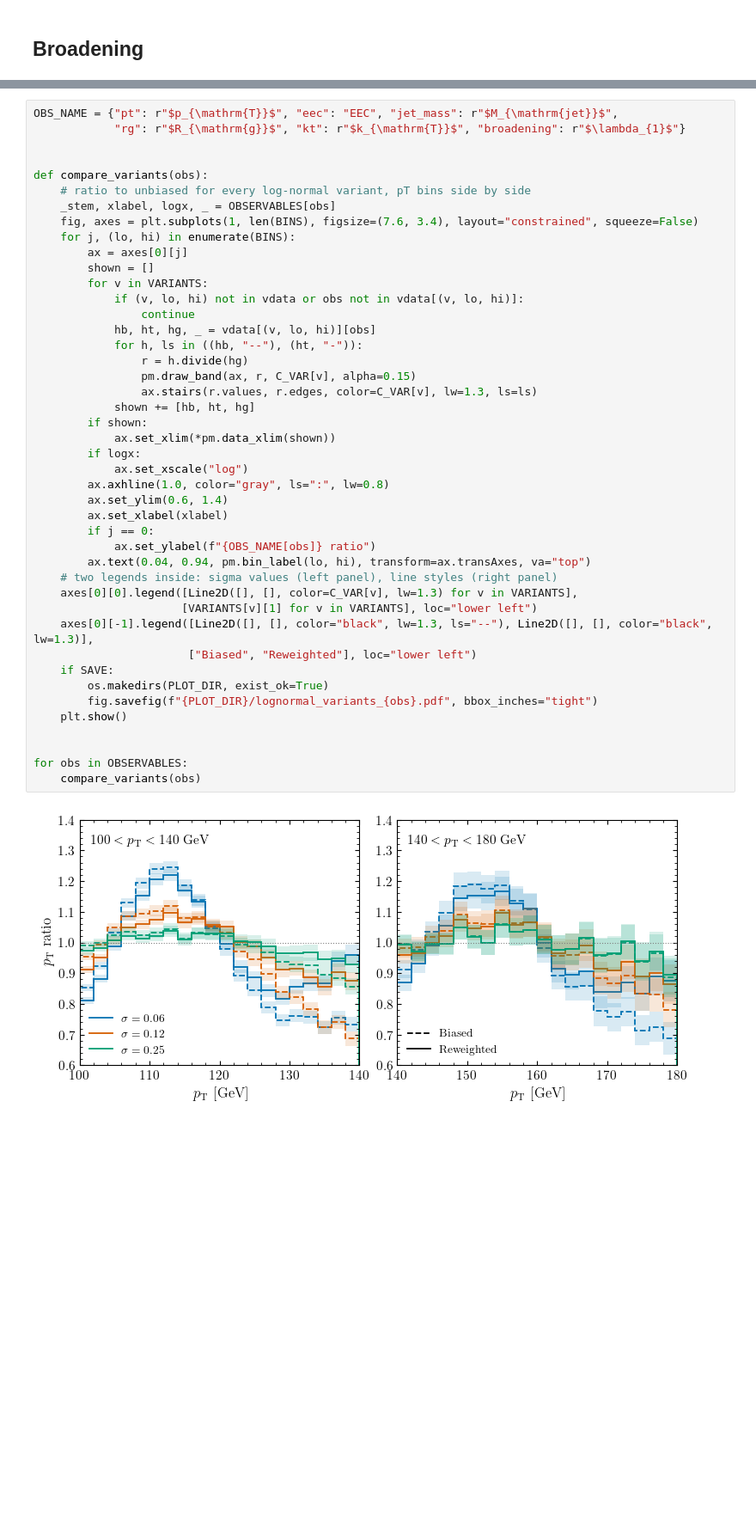
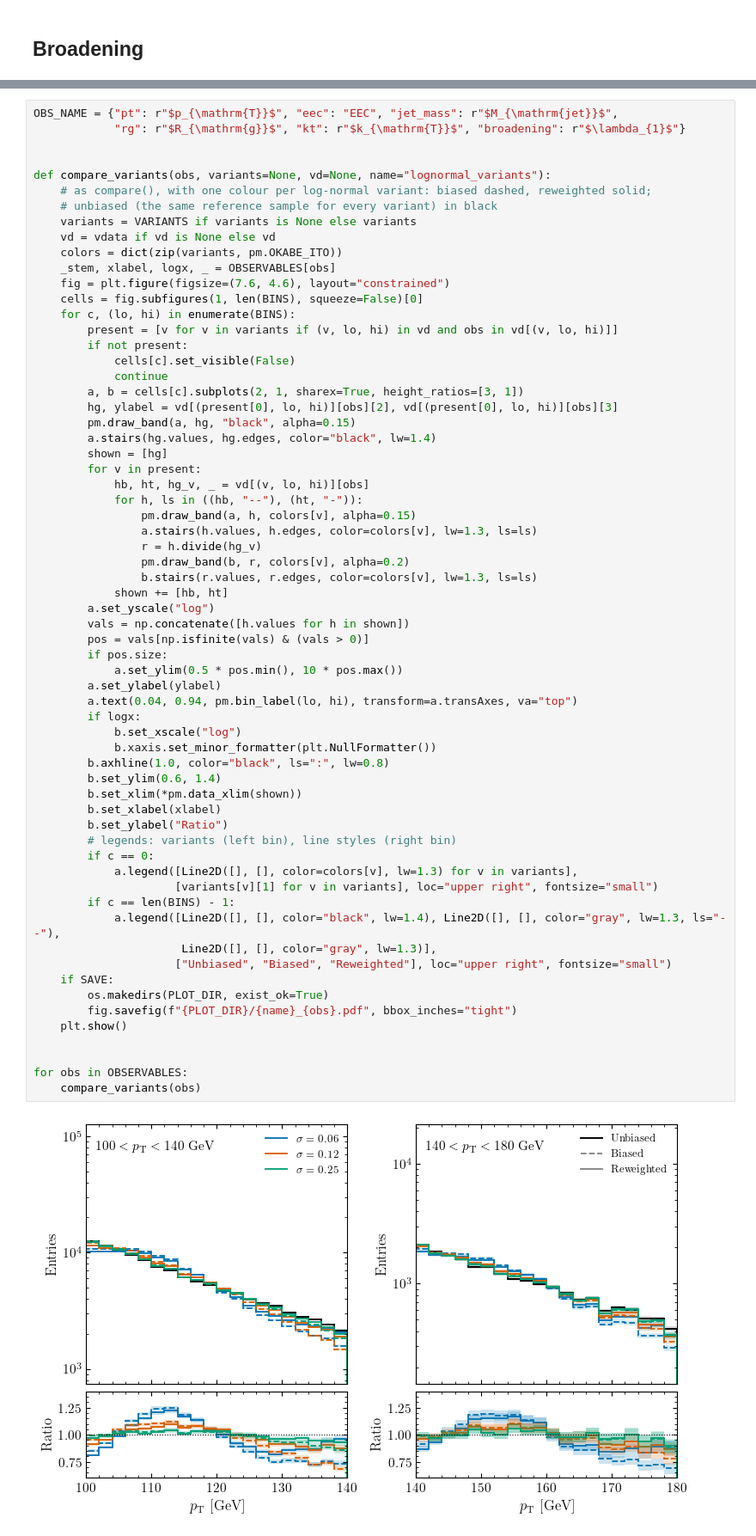
Before and after one commit to avramescudana/SelectionUnbiasing, a Jupyter notebook: AnalysisCode/compare_bias.ipynb, the cells around one changed output, grey strips where cells are left out. Shown at 86% size. Cells and saved outputs as stored; diff of their text form; blank space fills up the shorter version.

Commit message:
Changed plots for different variance in log-normal bias

```diff
--- a/AnalysisCode/compare_bias.ipynb
+++ b/AnalysisCode/compare_bias.ipynb
@@ -223,46 +231,66 @@ gentle     140-180     0.6->0.6      0.9->1.1      0.3->0.3      0.5->0.5      0
 # %%
 OBS_NAME = {"pt": r"$p_{\mathrm{T}}$", "eec": "EEC", "jet_mass": r"$M_{\mathrm{jet}}$",
             "rg": r"$R_{\mathrm{g}}$", "kt": r"$k_{\mathrm{T}}$", "broadening": r"$\lambda_{1}$"}
 
 
-def compare_variants(obs):
-    # ratio to unbiased for every log-normal variant, pT bins side by side
+def compare_variants(obs, variants=None, vd=None, name="lognormal_variants"):
+    # as compare(), with one colour per log-normal variant: biased dashed, reweighted solid;
+    # unbiased (the same reference sample for every variant) in black
+    variants = VARIANTS if variants is None else variants
+    vd = vdata if vd is None else vd
+    colors = dict(zip(variants, pm.OKABE_ITO))
     _stem, xlabel, logx, _ = OBSERVABLES[obs]
-    fig, axes = plt.subplots(1, len(BINS), figsize=(7.6, 3.4), layout="constrained", squeeze=False)
-    for j, (lo, hi) in enumerate(BINS):
-        ax = axes[0][j]
-        shown = []
-        for v in VARIANTS:
-            if (v, lo, hi) not in vdata or obs not in vdata[(v, lo, hi)]:
-                continue
-            hb, ht, hg, _ = vdata[(v, lo, hi)][obs]
+    fig = plt.figure(figsize=(7.6, 4.6), layout="constrained")
+    cells = fig.subfigures(1, len(BINS), squeeze=False)[0]
+    for c, (lo, hi) in enumerate(BINS):
+        present = [v for v in variants if (v, lo, hi) in vd and obs in vd[(v, lo, hi)]]
+        if not present:
+            cells[c].set_visible(False)
+            continue
+        a, b = cells[c].subplots(2, 1, sharex=True, height_ratios=[3, 1])
+        hg, ylabel = vd[(present[0], lo, hi)][obs][2], vd[(present[0], lo, hi)][obs][3]
+        pm.draw_band(a, hg, "black", alpha=0.15)
+        a.stairs(hg.values, hg.edges, color="black", lw=1.4)
+        shown = [hg]
+        for v in present:
+            hb, ht, hg_v, _ = vd[(v, lo, hi)][obs]
             for h, ls in ((hb, "--"), (ht, "-")):
-                r = h.divide(hg)
-                pm.draw_band(ax, r, C_VAR[v], alpha=0.15)
-                ax.stairs(r.values, r.edges, color=C_VAR[v], lw=1.3, ls=ls)
-            shown += [hb, ht, hg]
-        if shown:
-            ax.set_xlim(*pm.data_xlim(shown))
+                pm.draw_band(a, h, colors[v], alpha=0.15)
+                a.stairs(h.values, h.edges, color=colors[v], lw=1.3, ls=ls)
+                r = h.divide(hg_v)
+                pm.draw_band(b, r, colors[v], alpha=0.2)
+                b.stairs(r.values, r.edges, color=colors[v], lw=1.3, ls=ls)
+            shown += [hb, ht]
+        a.set_yscale("log")
+        vals = np.concatenate([h.values for h in shown])
+        pos = vals[np.isfinite(vals) & (vals > 0)]
+        if pos.size:
+            a.set_ylim(0.5 * pos.min(), 10 * pos.max())
+        a.set_ylabel(ylabel)
+        a.text(0.04, 0.94, pm.bin_label(lo, hi), transform=a.transAxes, va="top")
         if logx:
-            ax.set_xscale("log")
-        ax.axhline(1.0, color="gray", ls=":", lw=0.8)
-        ax.set_ylim(0.6, 1.4)
-        ax.set_xlabel(xlabel)
-        if j == 0:
-            ax.set_ylabel(f"{OBS_NAME[obs]} ratio")
-        ax.text(0.04, 0.94, pm.bin_label(lo, hi), transform=ax.transAxes, va="top")
-    # two legends inside: sigma values (left panel), line styles (right panel)
-    axes[0][0].legend([Line2D([], [], color=C_VAR[v], lw=1.3) for v in VARIANTS],
-                      [VARIANTS[v][1] for v in VARIANTS], loc="lower left")
-    axes[0][-1].legend([Line2D([], [], color="black", lw=1.3, ls="--"), Line2D([], [], color="black", lw=1.3)],
-                       ["Biased", "Reweighted"], loc="lower left")
+            b.set_xscale("log")
+            b.xaxis.set_minor_formatter(plt.NullFormatter())
+        b.axhline(1.0, color="black", ls=":", lw=0.8)
+        b.set_ylim(0.6, 1.4)
+        b.set_xlim(*pm.data_xlim(shown))
+        b.set_xlabel(xlabel)
+        b.set_ylabel("Ratio")
+        # legends: variants (left bin), line styles (right bin)
+        if c == 0:
+            a.legend([Line2D([], [], color=colors[v], lw=1.3) for v in variants],
+                     [variants[v][1] for v in variants], loc="upper right", fontsize="small")
+        if c == len(BINS) - 1:
+            a.legend([Line2D([], [], color="black", lw=1.4), Line2D([], [], color="gray", lw=1.3, ls="--"),
+                      Line2D([], [], color="gray", lw=1.3)],
+                     ["Unbiased", "Biased", "Reweighted"], loc="upper right", fontsize="small")
     if SAVE:
         os.makedirs(PLOT_DIR, exist_ok=True)
-        fig.savefig(f"{PLOT_DIR}/lognormal_variants_{obs}.pdf", bbox_inches="tight")
+        fig.savefig(f"{PLOT_DIR}/{name}_{obs}.pdf", bbox_inches="tight")
     plt.show()
 
 
 for obs in OBSERVABLES:
     compare_variants(obs)
 # %% [output]
-[figure, old version]
+[figure, new version]
```
Also changed, not shown: parts of 3 cells of this notebook, 3 other files.
